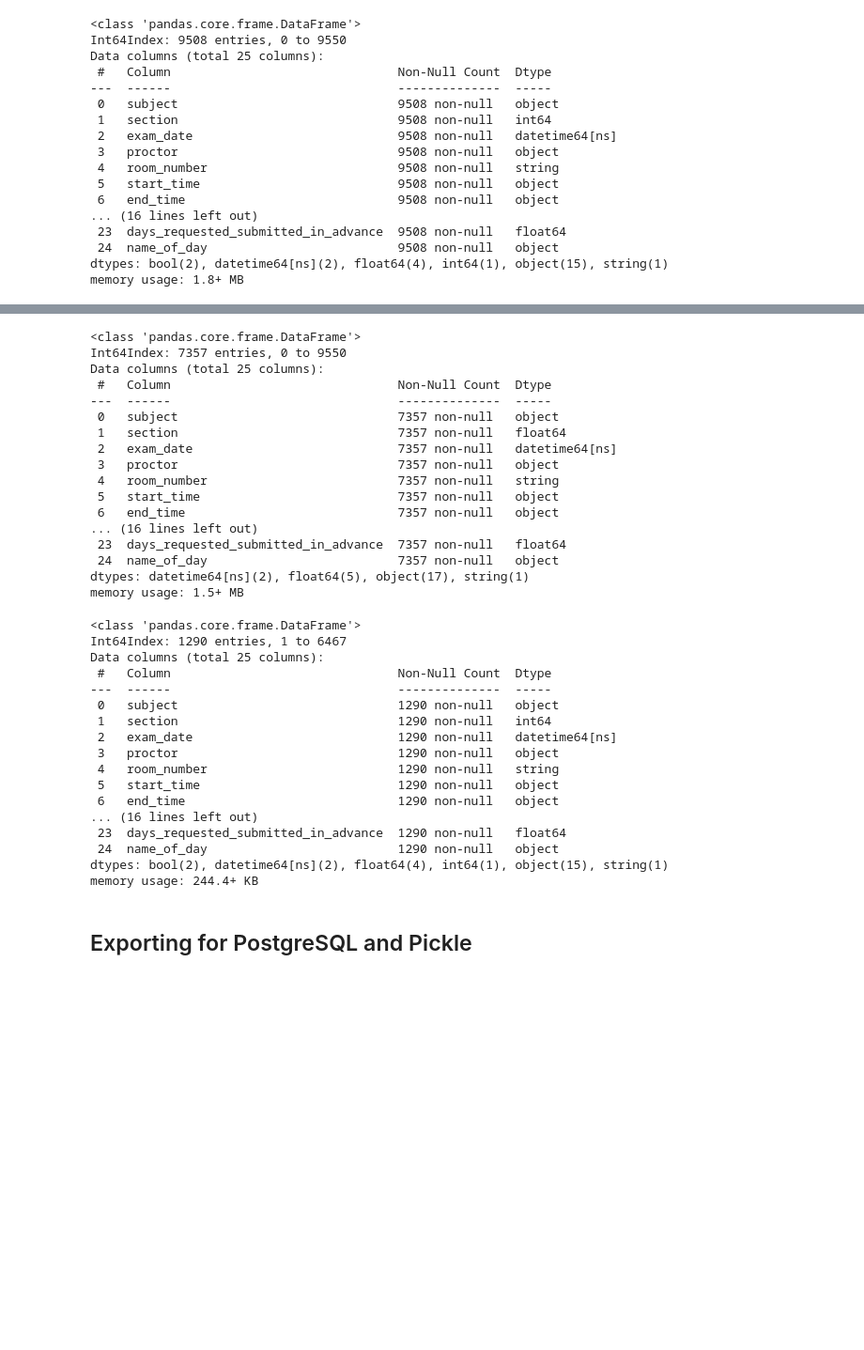
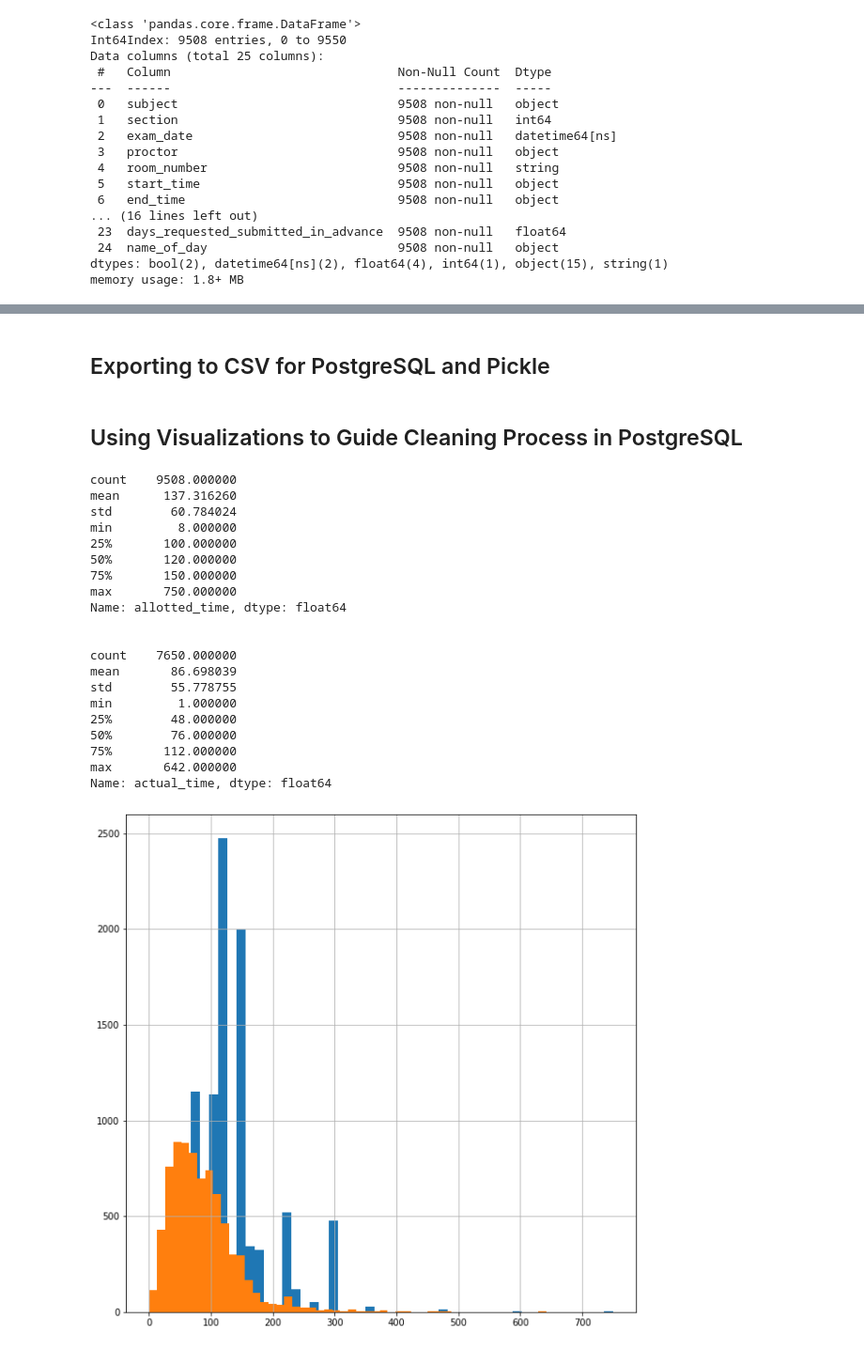
Before and after one commit to dihoxy/ODS-Test-Center-Project, a Jupyter notebook: Handling Outliers and Basic Exploratory Analysis.ipynb, the cells around one changed output, grey strips where cells are left out. Shown at 94% size. Cells and saved outputs as stored; diff of their text form; code cells hidden in the pictures; blank space fills up the shorter version.

```diff
--- a/Handling Outliers and Basic Exploratory Analysis.ipynb
+++ b/Handling Outliers and Basic Exploratory Analysis.ipynb
@@ -310,45 +432,3 @@ memory usage: 1.8+ MB
-# %%
-ods.drop(index=4172, inplace=True)
-# %%
-ods.info()
-# %% [output]
-<class 'pandas.core.frame.DataFrame'>
-Int64Index: 7357 entries, 0 to 9550
-Data columns (total 25 columns):
- #   Column                               Non-Null Count  Dtype
----  ------                               --------------  -----
- 0   subject                              7357 non-null   object
- 1   section                              7357 non-null   float64
- 2   exam_date                            7357 non-null   datetime64[ns]
- 3   proctor                              7357 non-null   object
- 4   room_number                          7357 non-null   string
- 5   start_time                           7357 non-null   object
- 6   end_time                             7357 non-null   object
-... (16 lines left out)
- 23  days_requested_submitted_in_advance  7357 non-null   float64
- 24  name_of_day                          7357 non-null   object
-dtypes: datetime64[ns](2), float64(5), object(17), string(1)
-memory usage: 1.5+ MB
-# %%
-odsFinals.info()
-# %% [output]
-<class 'pandas.core.frame.DataFrame'>
-Int64Index: 1290 entries, 1 to 6467
-Data columns (total 25 columns):
- #   Column                               Non-Null Count  Dtype
----  ------                               --------------  -----
- 0   subject                              1290 non-null   object
- 1   section                              1290 non-null   int64
- 2   exam_date                            1290 non-null   datetime64[ns]
- 3   proctor                              1290 non-null   object
- 4   room_number                          1290 non-null   string
- 5   start_time                           1290 non-null   object
- 6   end_time                             1290 non-null   object
-... (16 lines left out)
- 23  days_requested_submitted_in_advance  1290 non-null   float64
- 24  name_of_day                          1290 non-null   object
-dtypes: bool(2), datetime64[ns](2), float64(4), int64(1), object(15), string(1)
-memory usage: 244.4+ KB
 # %% [markdown]
-## Exporting for PostgreSQL and Pickle
+## Exporting to CSV for PostgreSQL and Pickle
 # %%
@@ -358,0 +437,30 @@ odsFinals.to_pickle('pickled_cleaned_finals_exams.pkl')
+# %% [markdown]
+## Using Visualizations to Guide Cleaning Process in PostgreSQL
+# %%
+ods['allotted_time'].hist(bins=50, figsize=(10,10))
+ods['actual_time'].hist(bins=50)
+print(ods['allotted_time'].describe())
+print('\n')
+print(ods['actual_time'].describe())
+# %% [output]
+count    9508.000000
+mean      137.316260
+std        60.784024
+min         8.000000
+25%       100.000000
+50%       120.000000
+75%       150.000000
+max       750.000000
+Name: allotted_time, dtype: float64
+
+
+count    7650.000000
+mean       86.698039
+std        55.778755
+min         1.000000
+25%        48.000000
+50%        76.000000
+75%       112.000000
+max       642.000000
+Name: actual_time, dtype: float64
+[figure, added]
```
Also changed, not shown: parts of 65 cells of this notebook, 4 other files.
